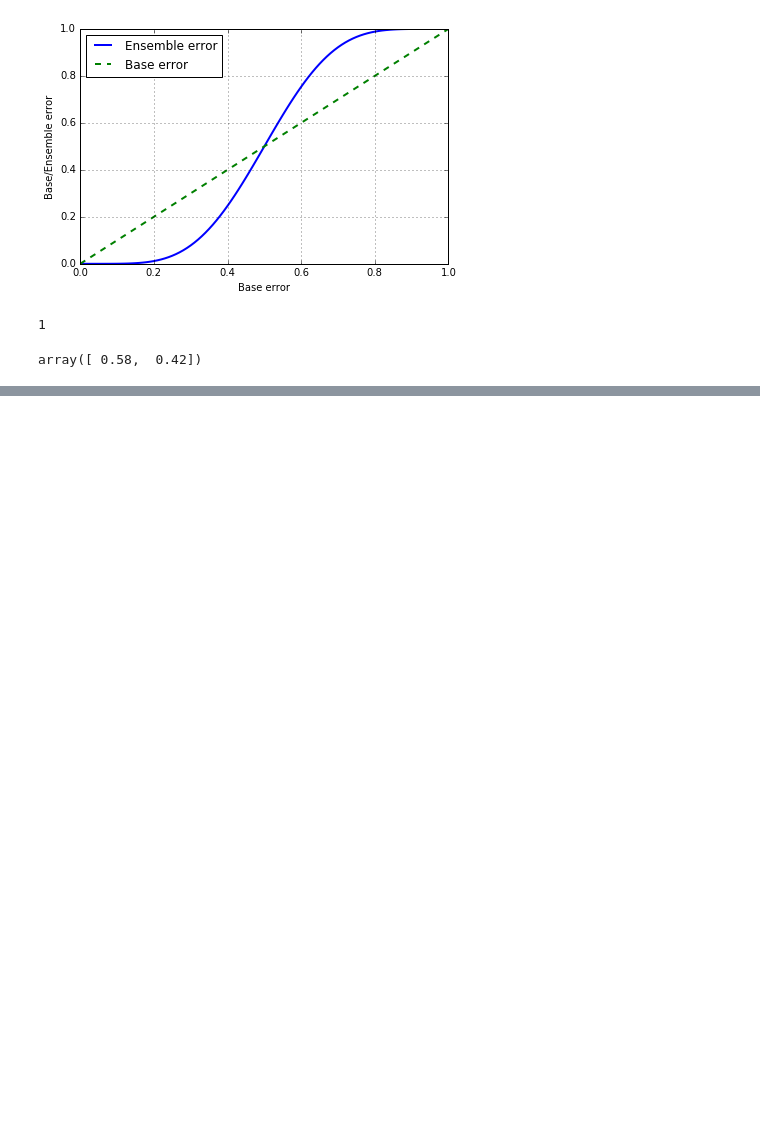
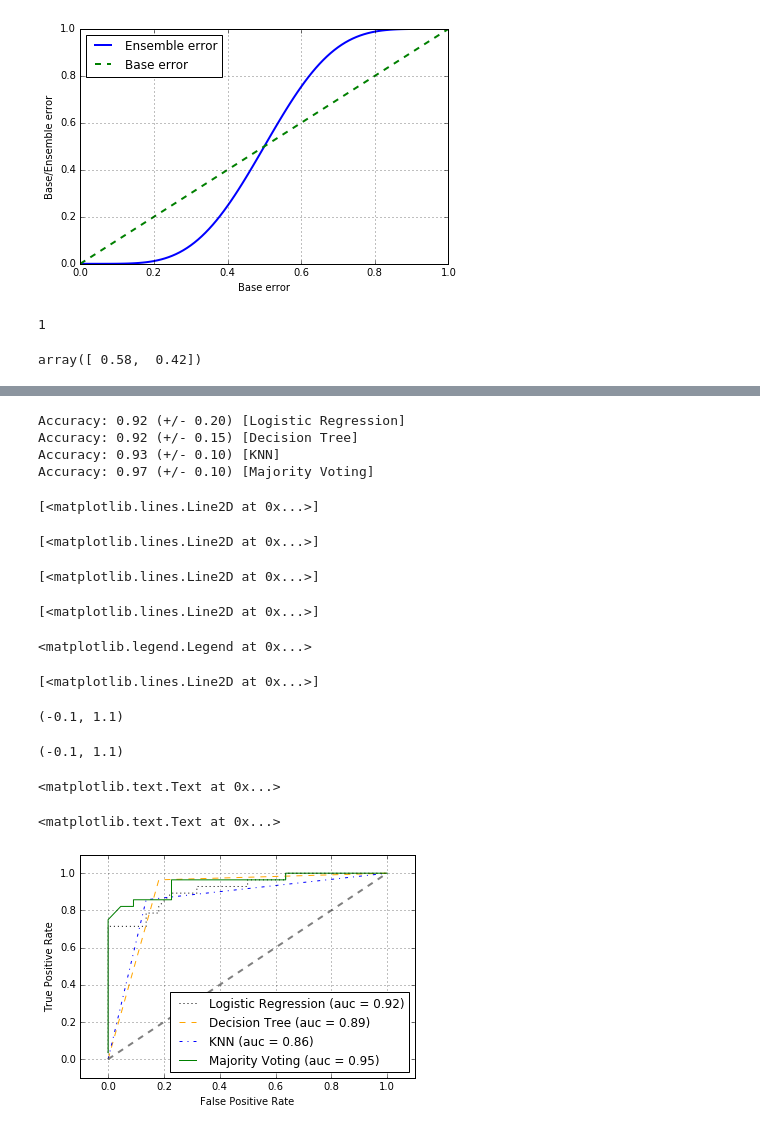
Before and after one commit to bhajar/Python_Learning_code, a Jupyter notebook: Python_Machine_Learning/7 - Combining Different models for ensemble learning.ipynb, the cells around one changed output, grey strips where cells are left out. Saved outputs shown, nothing was run; the diff lists cells and outputs as text; code cells hidden in the pictures; blank space fills up the shorter version.

```diff
--- a/Python_Machine_Learning/7 - Combining Different models for ensemble learning.ipynb
+++ b/Python_Machine_Learning/7 - Combining Different models for ensemble learning.ipynb
@@ -172,0 +211,7 @@ class MajorityVoteClassifier(BaseEstimator, ClassifierMixin):
+# %%
+X, y =  iris.data[50:, [1, 2]], iris.target[50:]
+le = LabelEncoder()
+y = le.fit_transform(y)
+# %%
+# Next, we split the iris samples into 50% training and 50% test data
+X_train, X_test, y_train, y_test = train_test_split(X, y, test_size=.5, random_state=1)
@@ -172,0 +247,64 @@ class MajorityVoteClassifier(BaseEstimator, ClassifierMixin):
+# %%
+mv_clf = MajorityVoteClassifier(classifiers=[pipe1, clf2, pipe3])
+clf_labels += ['Majority Voting']
+all_clf = [pipe1, clf2, pipe3, mv_clf]
+for clf, label in zip(all_clf, clf_labels):
+    scores = cross_val_score(estimator=clf, X = X_train, y=y_train, cv=10, scoring='roc_auc')
+    print("Accuracy: %0.2f (+/- %0.2f) [%s]" % (scores.mean(), scores.std(), label))
+
+# Majority vote classifier does much better than the 3 methods individually
+# %% [output]
+Accuracy: 0.92 (+/- 0.20) [Logistic Regression]
+Accuracy: 0.92 (+/- 0.15) [Decision Tree]
+Accuracy: 0.93 (+/- 0.10) [KNN]
+Accuracy: 0.97 (+/- 0.10) [Majority Voting]
+# %%
+# Evaluating and tuning the ensemble classifier
+
+from sklearn.metrics import roc_curve
+from sklearn.metrics import auc
+
+colors = ['black', 'orange', 'blue', 'green']
+linestyles = [':', '--', '-.', '-']
+for clf, label, clr, ls \
+        in zip(all_clf,
+               clf_labels, colors, linestyles):
+
+    # assuming the label of the positive class is 1
+    y_pred = clf.fit(X_train,
+                     y_train).predict_proba(X_test)[:, 1]
+    fpr, tpr, thresholds = roc_curve(y_true=y_test,
+                                     y_score=y_pred)
+    roc_auc = auc(x=fpr, y=tpr)
+    plt.plot(fpr, tpr,
+             color=clr,
+             linestyle=ls,
+             label='%s (auc = %0.2f)' % (label, roc_auc))
+
+plt.legend(loc='lower right')
+plt.plot([0, 1], [0, 1],
+         linestyle='--',
+         color='gray',
+         linewidth=2)
+
+plt.xlim([-0.1, 1.1])
+plt.ylim([-0.1, 1.1])
+plt.grid()
+plt.xlabel('False Positive Rate')
+plt.ylabel('True Positive Rate')
+
+# plt.tight_layout()
+# plt.savefig('./figures/roc.png', dpi=300)
+plt.show()
+# %% [output]
+[<matplotlib.lines.Line2D at 0x...>]
+[<matplotlib.lines.Line2D at 0x...>]
+[<matplotlib.lines.Line2D at 0x...>]
+[<matplotlib.lines.Line2D at 0x...>]
+<matplotlib.legend.Legend at 0x...>
+[<matplotlib.lines.Line2D at 0x...>]
+(-0.1, 1.1)
+(-0.1, 1.1)
+<matplotlib.text.Text at 0x...>
+<matplotlib.text.Text at 0x...>
+[figure, added]
```
Also changed, not shown: parts of 16 cells of this notebook.
